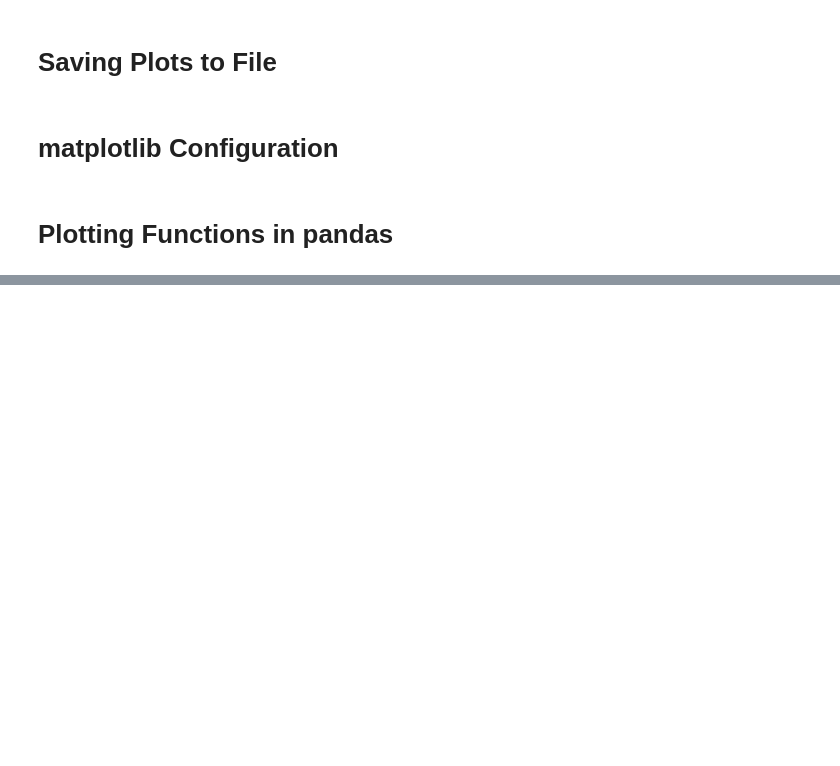
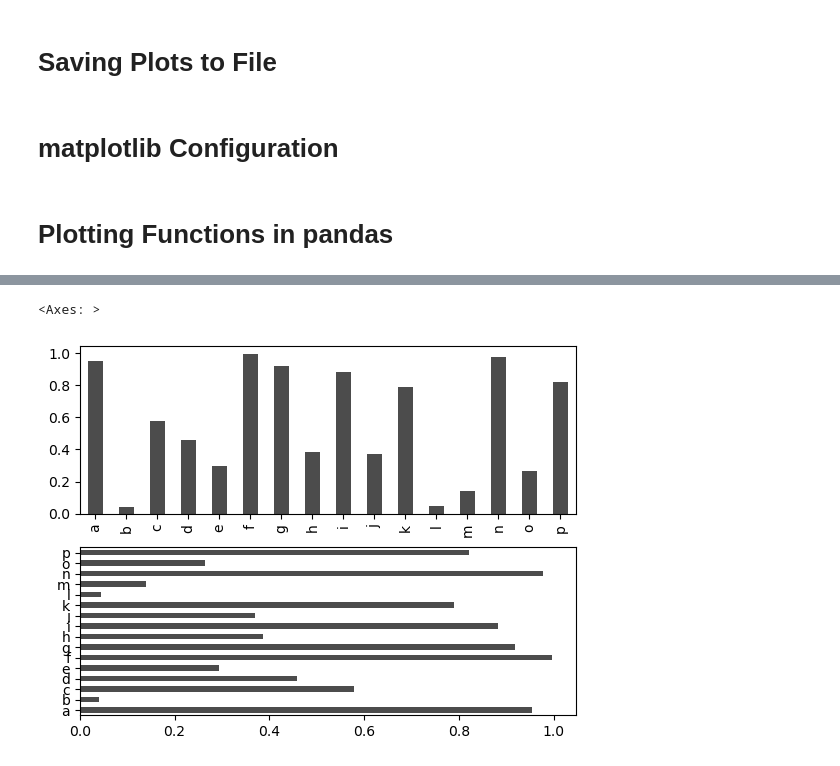
Before and after one commit to ArslanAmanov/Data-Science-Foundations-, a Jupyter notebook: Python for Data Analyses O'reilly_book/ch8_plotting_and_visualization.ipynb, the cells around one changed output, grey strips where cells are left out. Saved outputs shown, nothing was run; the diff lists cells and outputs as text; code cells hidden in the pictures; blank space fills up the shorter version.

```diff
--- a/Python for Data Analyses O'reilly_book/ch8_plotting_and_visualization.ipynb
+++ b/Python for Data Analyses O'reilly_book/ch8_plotting_and_visualization.ipynb
@@ -269,0 +284,18 @@ ax.add_patch(pgon)
+# %%
+# The Series object's index is passed to matplotlib for plotting on the X axis, though you can disable this by passing use_index=False.
+# The X axis ticks and limits can be adjusted with the xticks and xlim options, and Y axis respectively with yticks and ylim.
+# See Table for a full listing of options.
+# Most of pandas's plotting methods accept an optional ax parameter, which can be a matplotlib subplot object.
+# This gives you more flexible placement of subplots in a grid layout.
+# For example, you can create an 2 x 2 grid of subplots and share the X and Y axes across all plots:
+import pandas as pd
+import numpy as np
+import matplotlib.pyplot as plt
+from numpy.random import randn
+fig, axes = plt.subplots(2, 1)
+data = pd.Series(np.random.rand(16), index=list('abcdefghijklmnop'))
+data.plot.bar(ax=axes[0], color='k', alpha=0.7)
+data.plot.barh(ax=axes[1], color='k', alpha=0.7)
+# %% [output]
+<Axes: >
+[figure, added]
```
Also changed, not shown: parts of 4 cells of this notebook.
